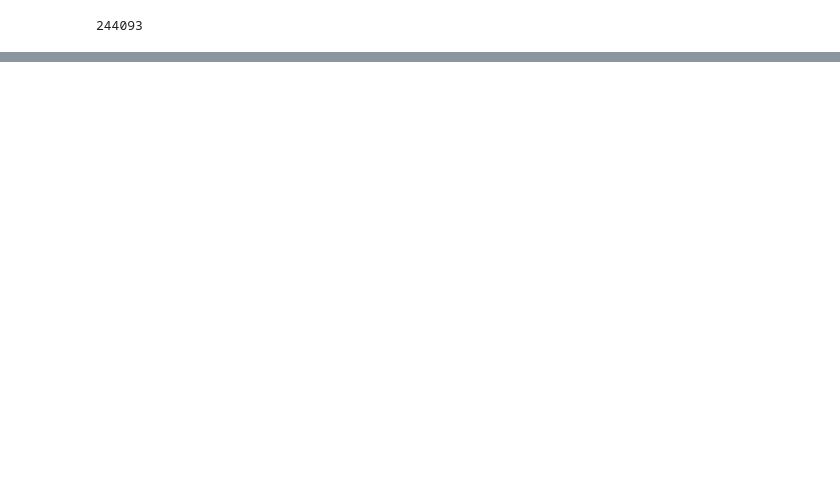
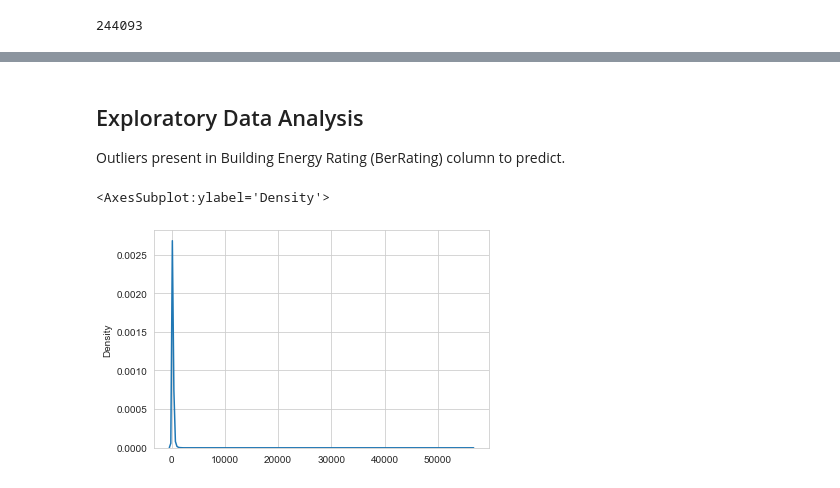
Before and after one commit to codefromjames/eire.energy, a Jupyter notebook: Building Energy Rating Prediction.ipynb, the cells around one changed output, grey strips where cells are left out. Saved outputs shown, nothing was run; the diff lists cells and outputs as text; code cells hidden in the pictures; blank space fills up the shorter version.

```diff
--- a/Building Energy Rating Prediction.ipynb
+++ b/Building Energy Rating Prediction.ipynb
@@ -162,0 +303,16 @@ ber
+# %% [markdown]
+## Exploratory Data Analysis
+Outliers present in Building Energy Rating (BerRating) column to predict.
+# %%
+# Import the libraries
+from pandas.api.types import is_string_dtype
+from pandas.api.types import is_numeric_dtype
+# matplotlib histogram
+is_numeric_dtype(ber['BerRating'])
+
+
+sns.set_style('whitegrid')
+sns.kdeplot(np.array(ber['BerRating']), bw=0.5)
+# %% [output]
+<AxesSubplot:ylabel='Density'>
+[figure, added]
```
Also changed, not shown: parts of 55 cells of this notebook.
